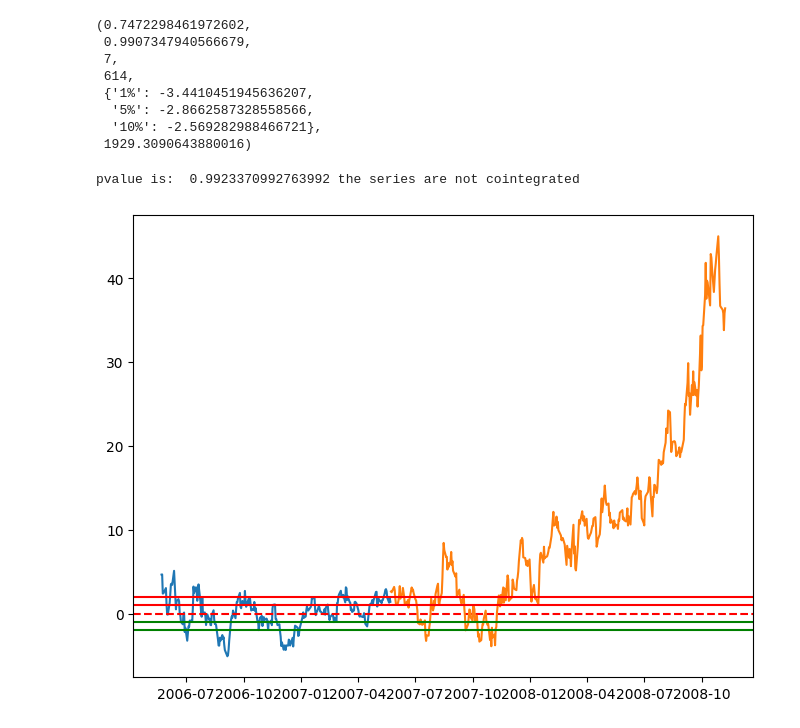
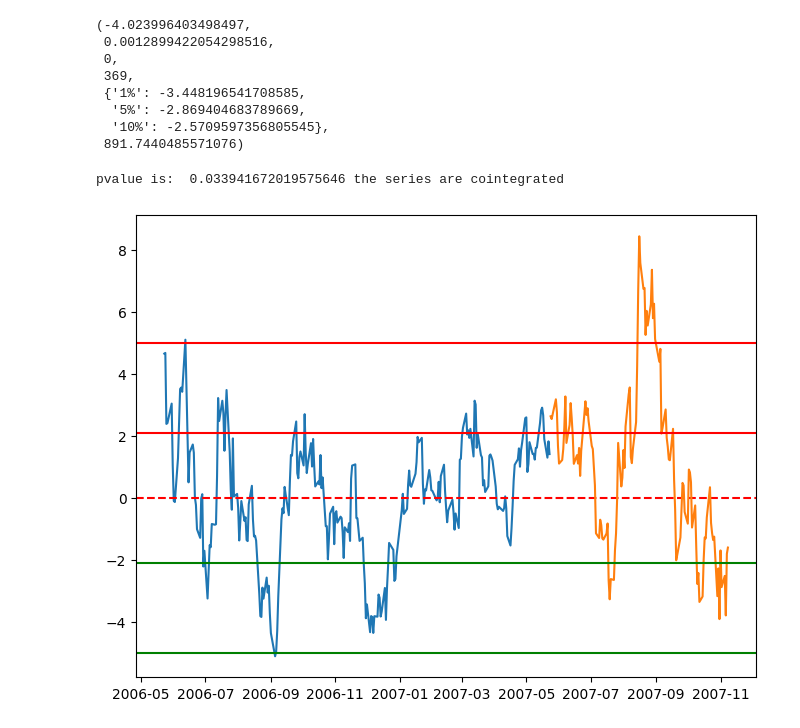
Before and after one commit to xwj0109/Quant-Finance, a Jupyter notebook: GLDGDXpair.ipynb, the cells around one changed output. Drawn from its saved outputs; the diff is of its cells as text; code cells hidden in the pictures.

```diff
--- a/GLDGDXpair.ipynb
+++ b/GLDGDXpair.ipynb
@@ -7,8 +7,8 @@ import yfinance as yf
 import pandas_datareader as pdr
 from datetime import datetime
 # %%
-df1 = yf.download('GLD' , datetime(2006,5, 23), datetime(2008, 11, 9))['Adj Close']
-df2 = yf.download('GDX', datetime(2006,5, 23), datetime(2008, 11, 9))['Adj Close']
+df1 = yf.download('GLD' , datetime(2006,5, 23), datetime(2007, 11, 9))['Adj Close']
+df2 = yf.download('GDX', datetime(2006,5, 23), datetime(2007, 11, 9))['Adj Close']
 df = pd.merge(df1, df2, on='Date', suffixes=('_GLD', '_GDX'))
 
 train = np.arange(0, 252)
@@ -38,14 +38,14 @@ plt.plot(spread.iloc[test])
 from statsmodels.tsa.stattools import adfuller
 adfuller(spread)
 # %% [output]
-(0.7472298461972602,
- 0.9907347940566679,
- 7,
- 614,
- {'1%': -3.4410451945636207,
-  '5%': -2.8662587328558566,
-  '10%': -2.569282988466721},
- 1929.3090643880016)
+(-4.023996403498497,
+ 0.0012899422054298516,
+ 0,
+ 369,
+ {'1%': -3.448196541708585,
+  '5%': -2.869404683789669,
+  '10%': -2.5709597356805545},
+ 891.7440485571076)
 # %%
 from statsmodels.tsa.stattools import coint
 if coint(df1,df2)[1] < 0.05:
@@ -53,44 +53,44 @@ if coint(df1,df2)[1] < 0.05:
 else:
     print ('pvalue is: ', coint(df1,df2)[1],  'the series are not cointegrated')
 # %% [output]
-pvalue is:  0.9923370992763992 the series are not cointegrated
+pvalue is:  0.033941672019575646 the series are cointegrated
 # %%
 spreadMean = np.mean(spread.iloc[train])
 spreadStd = np.std(spread.iloc[train])
 df['zscore'] = (spread - spreadMean) / spreadStd
 df['position_GLD_long'] = 0
 df['position_GDX_long'] = 0
 df['position_GDX_short'] = 0
 df['position_GLD_short'] = 0
 
 #short spread
 df.loc[df.zscore >=2, ('position_GLD_short', 'position_GDX_short' ) ] = [-1 , 1]
 
 #buy spread
 df.loc[df.zscore <=-2, ('position_GLD_long', 'position_GDX_long' ) ] = [1 , -1]
 
 #exit short spread
 df.loc[df.zscore <=1, ('position_GLD_short', 'position_GDX_short' ) ] = 0
 
 #exit long spread
 df.loc[df.zscore >=-1, ('position_GLD_long', 'position_GDX_long' ) ] = 0
 df.fillna(method='ffill', inplace=True)
 
 plt.plot(spread.iloc[train])
 plt.axhline(0, linestyle='--', color='r')
 plt.plot(spread.iloc[test])
-plt.axhline(2, color='r')
-plt.axhline(1, color='r')
-plt.axhline(-1, color='g')
-plt.axhline(-2, color='g')
+plt.axhline(5, color='r') #95.5% , z = 2
+plt.axhline(2.1, color='r') #68%, z = 1
+plt.axhline(-2.1, color='g')
+plt.axhline(-5, color='g')
 
 position_long = df.loc[:, ('position_GLD_long', 'position_GDX_long')]
 position_short = df.loc[:, ('position_GLD_short', 'position_GDX_short')]
 
 position = np.array(position_long) + np.array(position_short)
 position=pd.DataFrame(position)
 # %% [output]
-[figure, old version]
+[figure, new version]
 # %%
 dailyret = df.loc[:, ( 'Adj Close_GLD', 'Adj Close_GDX')].pct_change()
 
```
Also changed, not shown: parts of 7 cells of this notebook.
